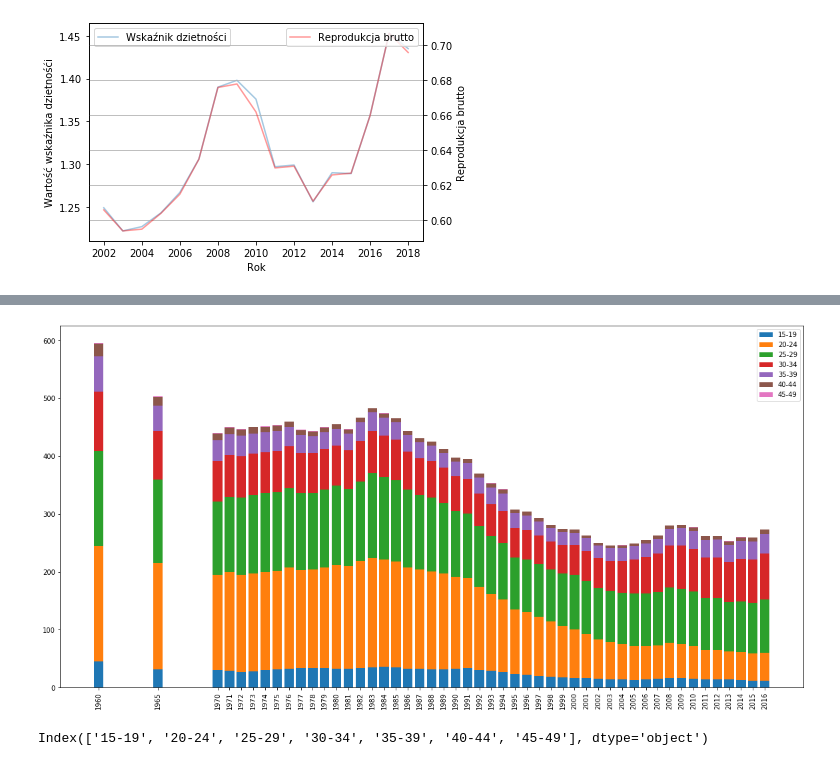
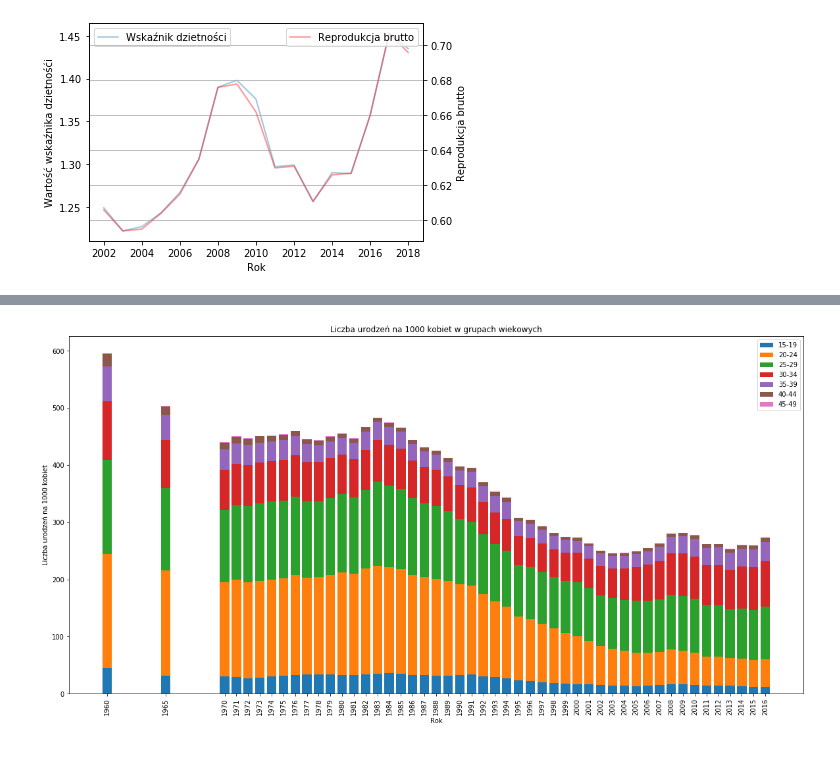
Before and after one commit to marcinsola/CDV_Data_Science, a Jupyter notebook: II/Wstep_do_Big_Data_w_ekonomii/projekt_zaliczeniowy/code.ipynb, the cells around one changed output, grey strips where cells are left out. Drawn from its saved outputs; the diff is of its cells as text; code cells hidden in the pictures.

```diff
--- a/II/Wstep_do_Big_Data_w_ekonomii/projekt_zaliczeniowy/code.ipynb
+++ b/II/Wstep_do_Big_Data_w_ekonomii/projekt_zaliczeniowy/code.ipynb
@@ -177,20 +111,17 @@ plt.show()
 # %%
 age_groups = dzietnosc.columns[:-5]
 fig, ax = plt.subplots()
 fig.set_size_inches(20, 10)
 ax.set_xticklabels(dzietnosc.index, rotation=90)
 ax.set_xticks(dzietnosc.index)
 ax.set_title('Liczba urodzeń na 1000 kobiet w grupach wiekowych')
 ax.set_xlabel('Rok')
-ax.set_ylabel('L')
+ax.set_ylabel('Liczba urodzeń na 1000 kobiet')
 for i in range(len(age_groups)):
     ax.bar(dzietnosc.index, dzietnosc[age_groups[i]], label=age_groups[i], bottom=np.array(dzietnosc[age_groups[:i]].sum(axis=1)))
 
 plt.legend(loc='best')
+fig.savefig('img/liczba_urodzen_na_1000_kobiet.png')
 plt.show()
 # %% [output]
-[figure, old version]
+[figure, new version]
-# %%
-age_groups
-# %% [output]
-Index(['15-19', '20-24', '25-29', '30-34', '35-39', '40-44', '45-49'], dtype='object')
```
Also changed, not shown: parts of 4 cells of this notebook.
